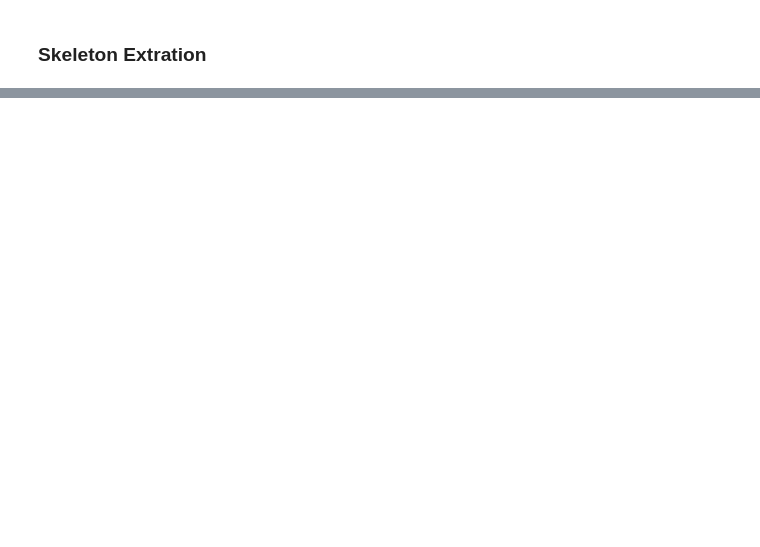
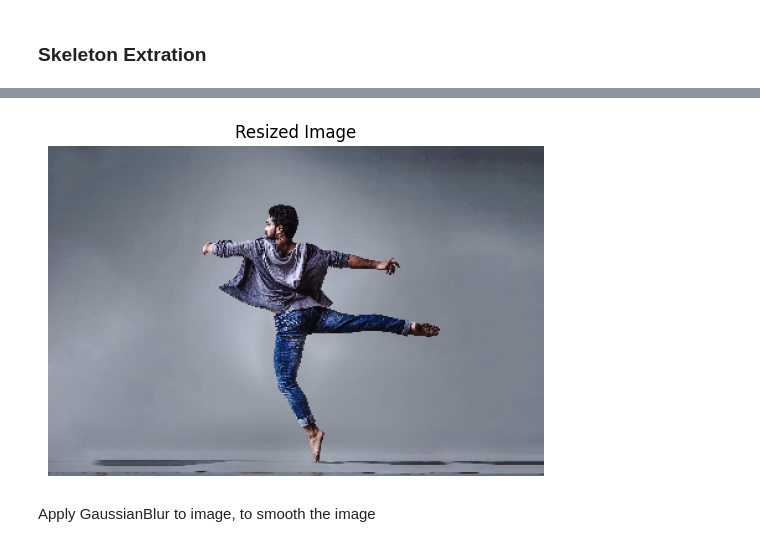
Before and after one commit to EmeraldMP/vision_CS, a Jupyter notebook: segment_and_skeletization.ipynb, the cells around one changed output, grey strips where cells are left out. Cells and saved outputs as stored; diff of their text form; code cells hidden in the pictures; blank space fills up the shorter version.

```diff
--- a/segment_and_skeletization.ipynb
+++ b/segment_and_skeletization.ipynb
@@ -60,0 +82,8 @@ def display_image(img,  title='Image', gray=False):
+# %%
+img = resize_image(img, desired_width)
+img_resized = img.copy()
+display_image(img, 'Resized Image')
+# %% [output]
+[figure, added]
+# %% [markdown]
+Apply GaussianBlur to image, to smooth the image
```
Also changed, not shown: parts of 17 cells of this notebook, 4 other files.
